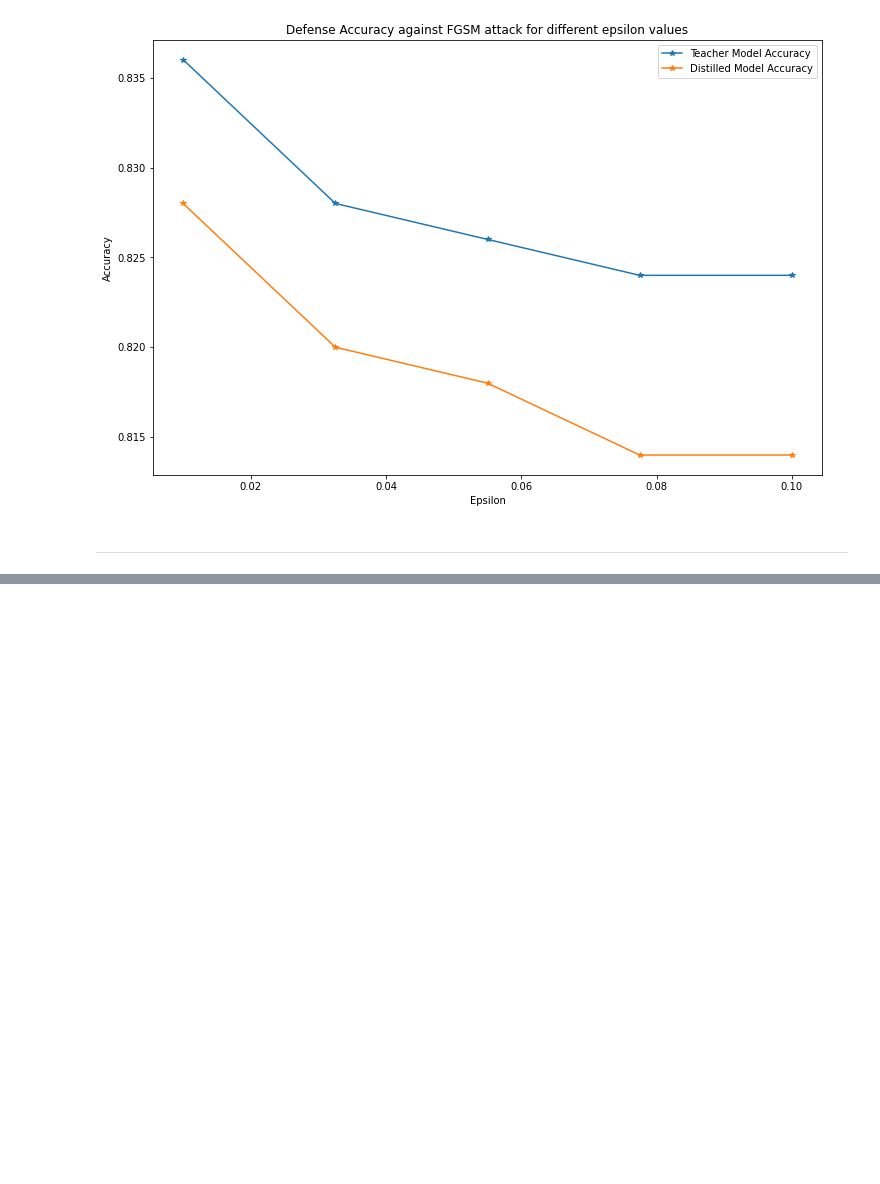
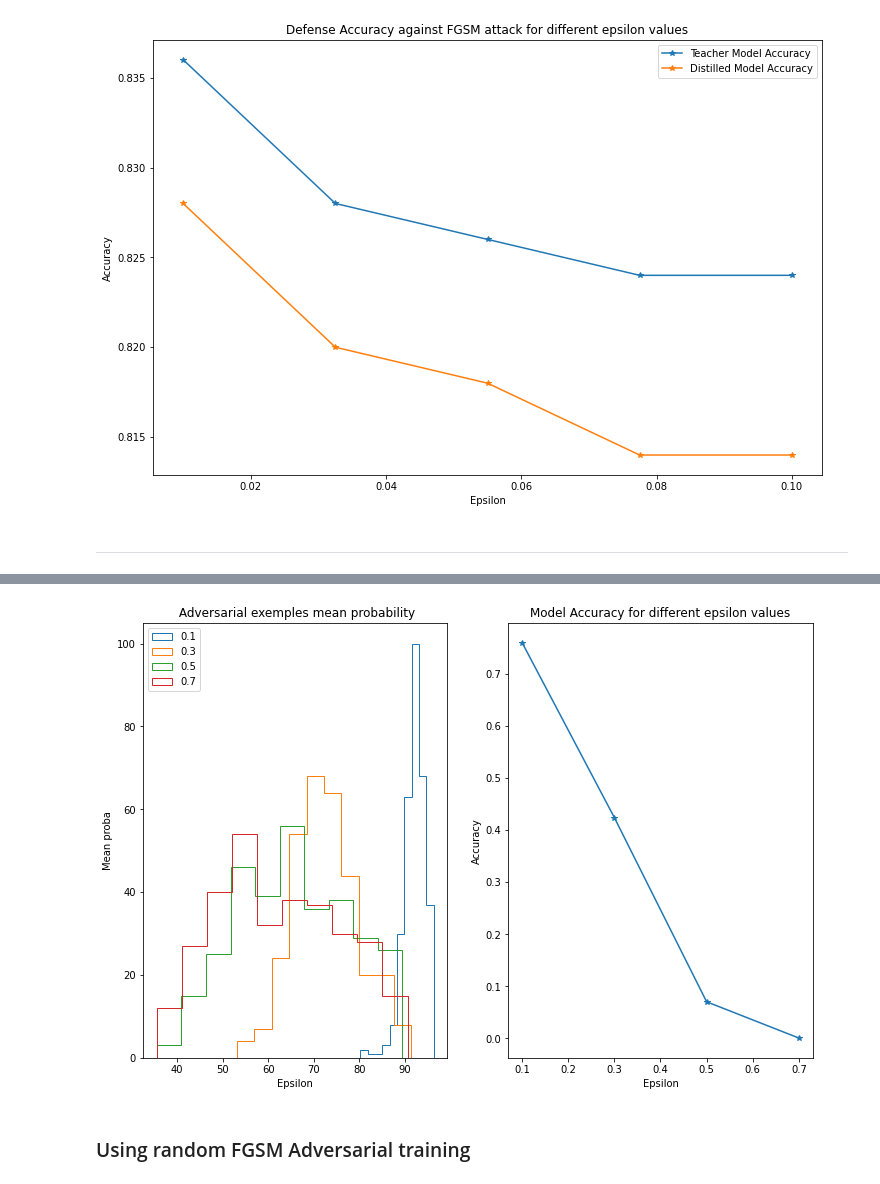
Before and after one commit to AmineDiro/Adversarial-Attacks, a Jupyter notebook: Distilled NN Defense.ipynb, the cells around one changed output, grey strips where cells are left out. Saved outputs shown, nothing was run; the diff lists cells and outputs as text; code cells hidden in the pictures; blank space fills up the shorter version.

```diff
--- a/Distilled NN Defense.ipynb
+++ b/Distilled NN Defense.ipynb
@@ -326,0 +370,17 @@ plt.show()
+# %%
+accuracies_FGSM = []
+examples_FGSM = []
+proba_FGSM = []
+
+epsilons =[0.1,0.3,0.5,0.7]
+model.eval()
+# Run test for each epsilon
+for eps in epsilons:
+    acc, ex, proba_adv = test_fgsm_mnist(model,
+                                         device,
+                                         test_loader,
+                                         eps,
+                                         mode='nolog')
+    accuracies_FGSM.append(acc)
+    examples_FGSM.append(ex)
+    proba_FGSM.append(proba_adv)
@@ -326,0 +395,23 @@ plt.show()
+# %%
+fig, ax = plt.subplots(1,2,figsize=(12,8))
+for i, _ in enumerate(epsilons):
+    ax[0].hist(proba_FGSM[i],histtype='step', stacked=True, fill=False,label=_)
+ax[0].legend()
+#ax[0].plot(epsilons, proba_FGSM, "*-")
+ax[0].set_title(" Adversarial exemples mean probability")
+ax[0].set_xlabel("Epsilon")
+ax[0].set_ylabel("Mean proba")
+
+
+ax[1].plot(epsilons, accuracies_FGSM, "*-")
+ax[1].set_title("Model Accuracy for different epsilon values")
+ax[1].set_xlabel("Epsilon")
+ax[1].set_ylabel("Accuracy")
+
+
+plt.savefig('Results/Testing FGSM defense mnist.png')
+plt.show()
+# %% [output]
+[figure, added]
+# %% [markdown]
+### Using random FGSM Adversarial training
```
Also changed, not shown: parts of 17 cells of this notebook, 8 other files.
